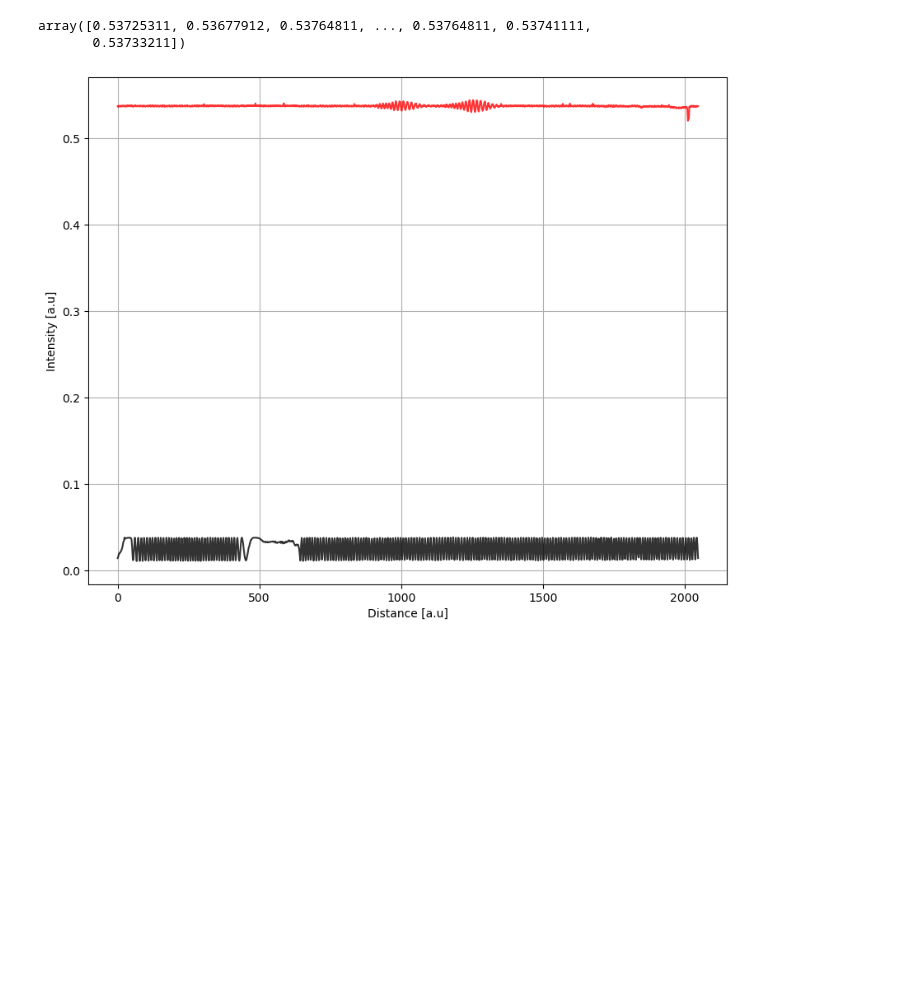
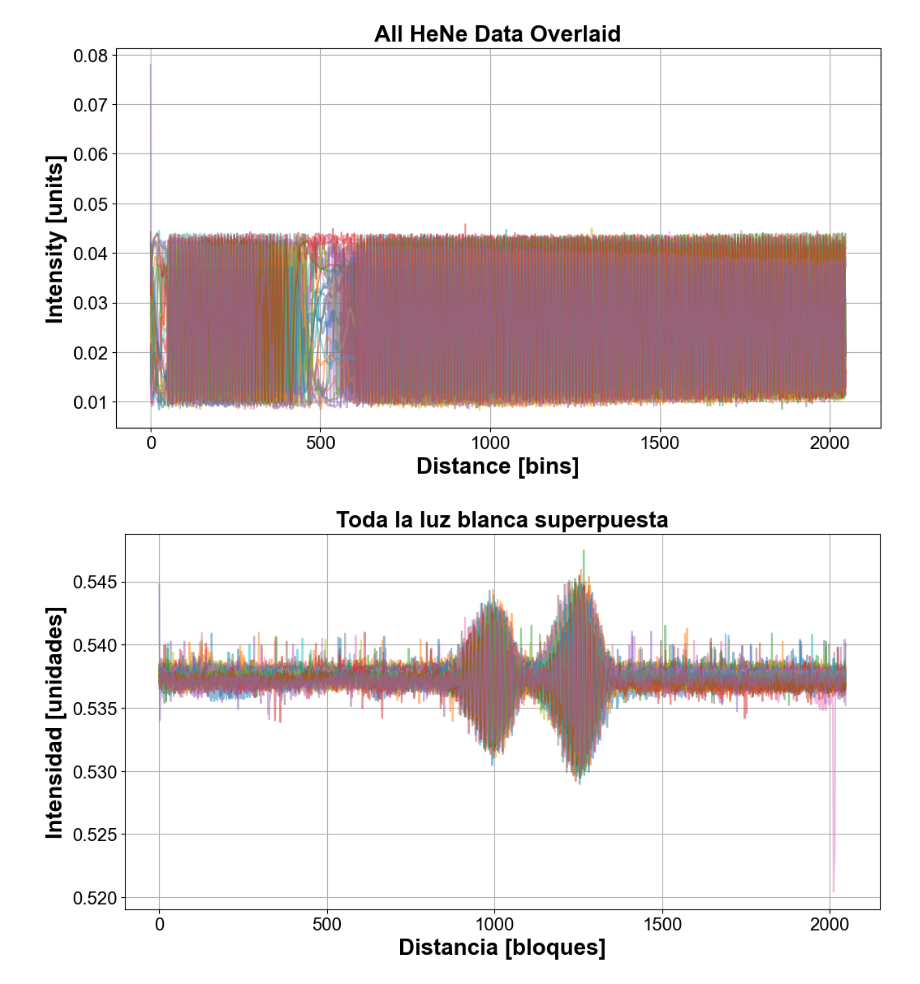
Before and after one commit to JJAmidei/WhiteLightInterferometry, a Jupyter notebook: WLI/DataAnalysis/WLIDataAnalysis.ipynb, the cells around one changed output. Cells and saved outputs as stored; diff of their text form; code cells hidden in the pictures; blank space fills up the shorter version.

Commit message:
Made first round of plots. Will do spectra and phase fit next.

```diff
--- a/WLI/DataAnalysis/WLIDataAnalysis.ipynb
+++ b/WLI/DataAnalysis/WLIDataAnalysis.ipynb
@@ -124,8 +242,14 @@ for dataname in data2plot:
 # %%
-#raw_data_007_20251015_HN_data
-#raw_data_007_20251015_WL_data
-data1HN = data['raw_data_007_20251015_HN_data']
-data1WL = data['raw_data_007_20251015_WL_data']
-metadata = data['raw_data_007_20251015_meta']
-print(metadata.keys())  # -> dict_keys(['runTime', 'xCenCorrection', ...])
+# Look at metadata for a few files
+for i, key in enumerate(sorted(data.keys())):
+    if key.endswith('_meta'):
+        print(f"\n{key}:")
+        meta = data[key]
+        for meta_key, meta_value in meta.items():
+            print(f"  {meta_key}: {meta_value}")
+        if i >= 2:  # first 3 files
+            break
+
+# Thank holy fuck! Same xCenCorrection, xLinear, and xLinearStage.
+# So averaging should be relatively simple.
 # %% [output]
@@ -133,20 +273,43 @@ dict_keys(['runTime', 'xCenCorrection', 'xLinear', 'xLinearStage'])
 # %%
-data1HN
-data1WL
+# Take all HN_data arrays to see if they have different baselines
+
+hn_arrays = []
+wl_arrays = []
+labels = []
+
+for key in sorted(data.keys()):
+    if key.endswith('_HN_data'):
+        base_key = key[:-8]
+        wl_key = f'{base_key}_WL_data'
+
+        if wl_key in data:
+            hn_arrays.append(data[key])
+            wl_arrays.append(data[wl_key])
+            labels.append(base_key)
+
+# Overlay all HN data on one plot to see variations
+plt.figure(figsize=(12, 6))
+for i, (hn, label) in enumerate(zip(hn_arrays, labels)):
+    plt.plot(hn, alpha=0.5, label=label if i < 5 else None)  # Only label first 5 to avoid clutter
+plt.xlabel('Distance [bins]', fontweight='bold')
+plt.ylabel('Intensity [units]', fontweight='bold')
+plt.title('All HeNe Data Overlaid', fontweight='bold')
+if len(labels) <= 5:
+    plt.legend()
+plt.grid(True)
+plt.show()
+
+# WL data overlaid
+plt.figure(figsize=(12, 6))
+for i, (wl, label) in enumerate(zip(wl_arrays, labels)):
+    plt.plot(wl, alpha=0.5, label=label if i < 5 else None)
+plt.xlabel('Distancia [bloques]', fontweight='bold')
+plt.ylabel('Intensidad [unidades]', fontweight='bold')
+plt.title('Toda la luz blanca superpuesta', fontweight='bold')
+if len(labels) <= 5:
+    plt.legend()
+plt.grid(True)
+plt.show()
 # %% [output]
-array([0.53725311, 0.53677912, 0.53764811, ..., 0.53764811, 0.53741111,
-       0.53733211])
+[figure, added]
+[figure, added]
-# %%
-fig, ax = plt.subplots(1,1, figsize=(10,8))
-
-ax.plot(data1HN, color='k', alpha=0.8) # first column is HeNe
-ax.plot(data1WL, color='r', alpha=0.8) # second column is WL
-ax.set_xlabel('Distance [a.u]')
-ax.set_ylabel('Intensity [a.u]')
-ax.grid(True)
-
-#ax[1].plot(data1xLin[0,:], data1xLinStage[:,0], color='k')
-
-plt.show()
-# %% [output]
-[figure, removed]
```
Also changed, not shown: parts of 13 cells of this notebook.
